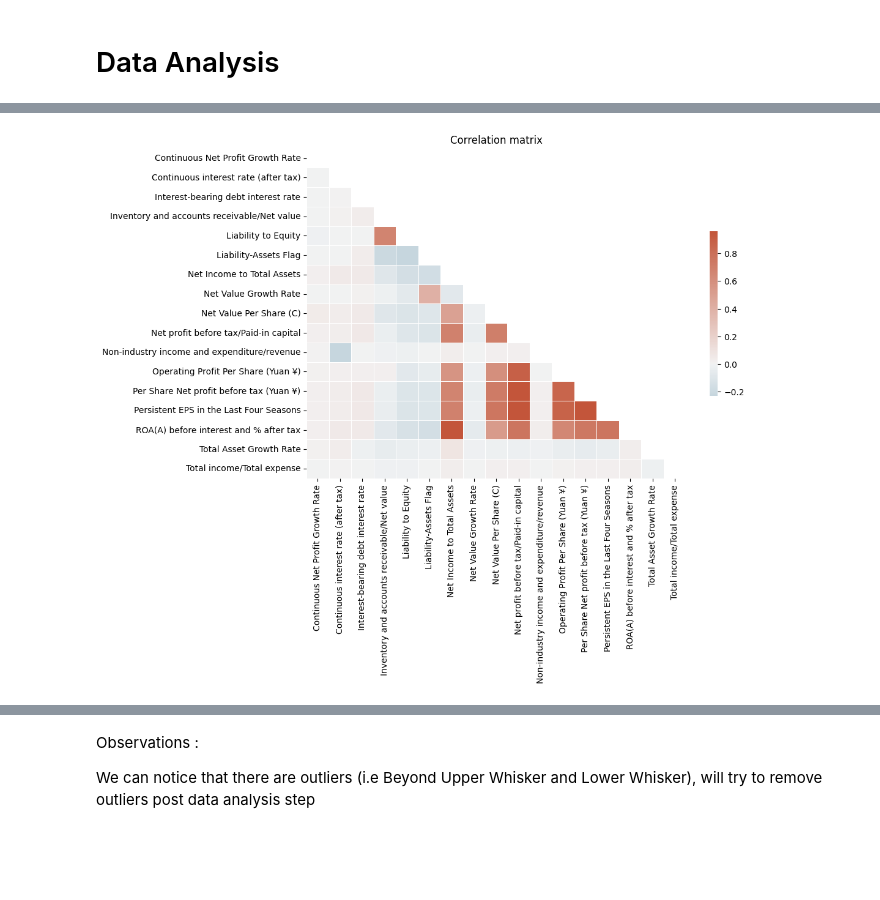
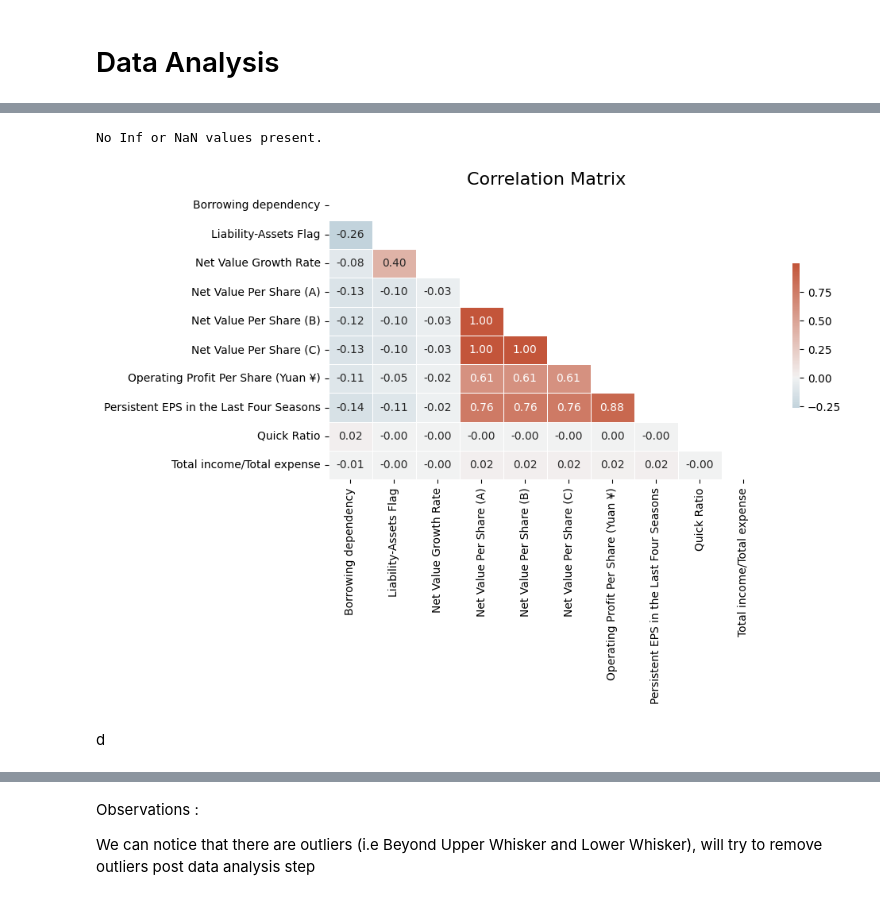
Before and after one commit to perryfalcon0410/Bankruptcy-Analysis, a Jupyter notebook: Bankruptcy_Analysis.ipynb, the cells around one changed output, grey strips where cells are left out. Cells and saved outputs as stored; diff of their text form; code cells hidden in the pictures; blank space fills up the shorter version.

```diff
--- a/Bankruptcy_Analysis.ipynb
+++ b/Bankruptcy_Analysis.ipynb
@@ -249,5 +245,5 @@ pps_df.sort_values(by=['ppscore'], ascending=False)[:10]
 # %%
-selected_features_final = pps_df.x.tolist()
+selected_features_final = pps_filtered_df.x.tolist()
 # %%
 selected_features_final
 # %% [output]
@@ -315,4 +323,0 @@ plt.show()
-# %%
-# Selecting above features for EDA and model building
-selected_features_final = list(set(selected_features_final + feature_importance_df.Feature.to_list()))
-selected_features_final.sort()
@@ -329,0 +332,13 @@ Number of features selected :
+# %%
+# Select only the top features based on feature importance
+top_features = feature_importance_df.Feature.head(3).to_list()
+# Add the top features to the final selected features list
+selected_features_final = list(set(selected_features_final + top_features))
+
+# Sort the final feature list
+selected_features_final.sort()
+
+# Display the final selected features
+print("Final selected features:", selected_features_final)
+print("\nNumber of features selected:")
+print(len((selected_features_final)))
@@ -362,23 +367,51 @@ Inf and NAN is not present
+# %%
+# Identify infinite and NaN values in the DataFrame
+number_inf = pd.DataFrame(df.isin([np.inf, -np.inf]) | df.isna()).sum(axis=0).reset_index()
+
+# Rename columns for clarity
+number_inf.columns = ["Feature", "Count"]
+
+# Filter out rows where Count is 0
+number_inf = number_inf[number_inf["Count"] > 0]
+
+# Check if there are any features with Inf or NaN values
+if number_inf.empty:
+    print("No Inf or NaN values present.")
+else:
+    print(number_inf)
+# %% [output]
+No Inf or NaN values present.
 # %%
-# Correlation
+#Correlation
+# Compute the correlation matrix for the selected features
+corr_matrix = df[selected_features_final].corr()
 
-# Compute the correlation matrix
-corr = company_df[selected_features_final].corr()
-
-# Generate a mask for the upper triangle
-mask = np.triu(np.ones_like(corr, dtype=bool))
+# Generate a mask for the upper triangle of the matrix (to avoid redundant values)
+mask = np.triu(np.ones_like(corr_matrix, dtype=bool))
 
 # Set up the matplotlib figure
-f, ax = plt.subplots(figsize=(10, 7))
+plt.figure(figsize=(10, 7))
 
 # Generate a custom diverging colormap
 cmap = sns.diverging_palette(230, 20, as_cmap=True)
 
-# Draw the heatmap with the mask and correct aspect ratio
-sns.heatmap(corr, mask=mask, cmap=cmap, center=0,
-            linewidths=.5, cbar_kws={"shrink": .5})
+# Draw the heatmap with the mask to remove the upper triangle
+sns.heatmap(
+    corr_matrix,
+    mask=mask,
+    cmap=cmap,
+    center=0,
+    annot=True,  # Annotate with correlation values
+    fmt=".2f",  # Format annotations to 2 decimal places
+    linewidths=0.5,
+    cbar_kws={"shrink": 0.5}
+)
 
-plt.title("Correlation matrix")
+# Add a title and show the plot
+plt.title("Correlation Matrix", fontsize=16)
+plt.tight_layout()  # Ensure everything fits without clipping
 plt.show()
 # %% [output]
-[figure, old version]
+[figure, new version]
+# %% [markdown]
+d
```
Also changed, not shown: parts of 78 cells of this notebook.
